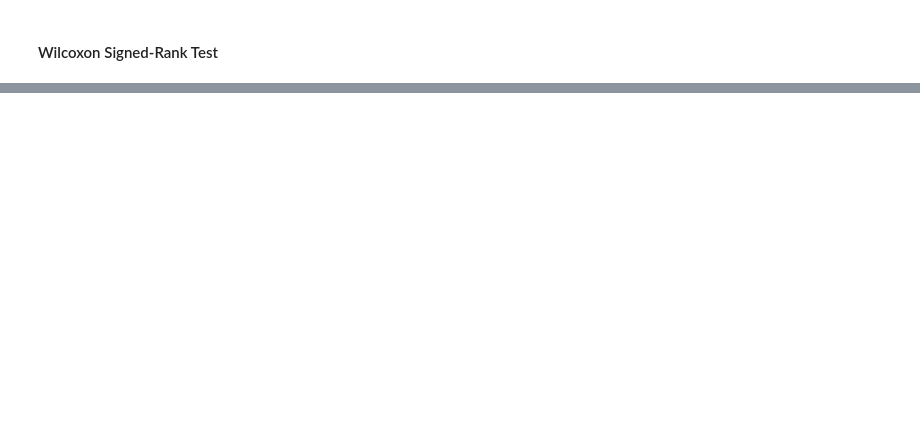
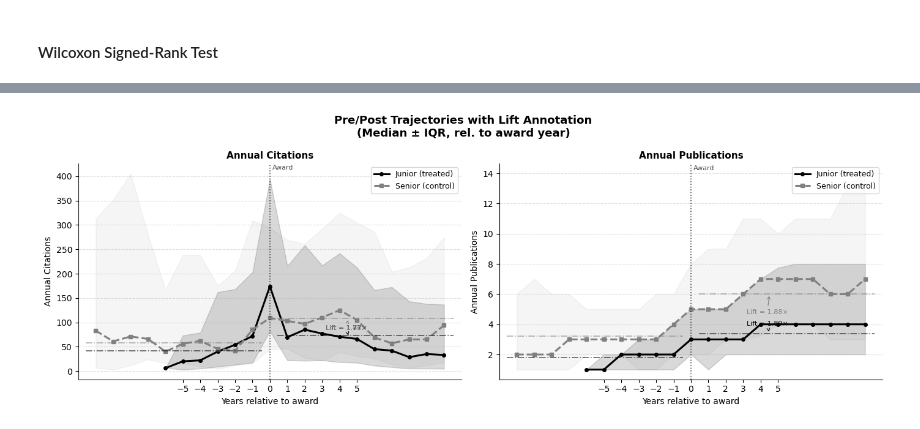
Before and after one commit to AppleShay/thesis-best-paper-trajectories, a Jupyter notebook: notebooks/11_lift_analysis.ipynb, the cells around one changed output, grey strips where cells are left out. Cells and saved outputs as stored; diff of their text form; code cells hidden in the pictures; blank space fills up the shorter version.

```diff
--- a/notebooks/11_lift_analysis.ipynb
+++ b/notebooks/11_lift_analysis.ipynb
@@ -246,0 +365,98 @@ treatment   n  median_lift_cit  median_lift_works  mean_pre_cit  mean_post_cit
+# %%
+import matplotlib.pyplot as plt
+import matplotlib.patches as mpatches
+import numpy as np
+
+# ── Aggregate median citations per rel_year per group ─────────────────────
+traj = long.groupby(["treatment", "rel_year"]).agg(
+    med_citations = ("citations", "median"),
+    med_works     = ("works",     "median"),
+    q25_cit       = ("citations", lambda x: x.quantile(0.25)),
+    q75_cit       = ("citations", lambda x: x.quantile(0.75)),
+    q25_works     = ("works",     lambda x: x.quantile(0.25)),
+    q75_works     = ("works",     lambda x: x.quantile(0.75)),
+).reset_index()
+
+jun = traj[traj["treatment"] == 1]
+sen = traj[traj["treatment"] == 0]
+
+# ── Pre/post averages for lift annotation ─────────────────────────────────
+def pre_post(df, col):
+    pre  = df[df["rel_year"].isin(range(-5, 0))][col].mean()
+    post = df[df["rel_year"].isin(range(1, 6))][col].mean()
+    return pre, post
+
+jun_pre_cit,  jun_post_cit  = pre_post(jun, "med_citations")
+sen_pre_cit,  sen_post_cit  = pre_post(sen, "med_citations")
+jun_pre_pub,  jun_post_pub  = pre_post(jun, "med_works")
+sen_pre_pub,  sen_post_pub  = pre_post(sen, "med_works")
+
+jun_lift_cit  = jun_post_cit  / jun_pre_cit
+sen_lift_cit  = sen_post_cit  / sen_pre_cit
+jun_lift_pub  = jun_post_pub  / jun_pre_pub
+sen_lift_pub  = sen_post_pub  / sen_pre_pub
+
+# ── Plot ──────────────────────────────────────────────────────────────────
+fig, axes = plt.subplots(1, 2, figsize=(14, 5))
+fig.suptitle("Pre/Post Trajectories with Lift Annotation\n(Median ± IQR, rel. to award year)",
+             fontsize=13, fontweight="bold")
+
+for ax, metric, y_col, q25_col, q75_col, title, \
+    j_pre, j_post, s_pre, s_post, j_lift, s_lift in [
+    (axes[0], "Citations", "med_citations", "q25_cit", "q75_cit", "Annual Citations",
+     jun_pre_cit, jun_post_cit, sen_pre_cit, sen_post_cit, jun_lift_cit, sen_lift_cit),
+    (axes[1], "Works",     "med_works",     "q25_works","q75_works","Annual Publications",
+     jun_pre_pub, jun_post_pub, sen_pre_pub, sen_post_pub, jun_lift_pub, sen_lift_pub),
+]:
+    # IQR bands
+    ax.fill_between(jun["rel_year"], jun[q25_col], jun[q75_col],
+                    alpha=0.15, color="black", label="_nolegend_")
+    ax.fill_between(sen["rel_year"], sen[q25_col], sen[q75_col],
+                    alpha=0.08, color="gray",  label="_nolegend_")
+
+    # Median lines
+    ax.plot(jun["rel_year"], jun[y_col], color="black",
+            linewidth=2.2, marker="o", markersize=4, label="Junior (treated)")
+    ax.plot(sen["rel_year"], sen[y_col], color="gray",
+            linewidth=2.2, marker="s", markersize=4, linestyle="--", label="Senior (control)")
+
+    # Award line
+    ax.axvline(0, color="black", linewidth=1.2, linestyle=":", alpha=0.7)
+    ax.text(0.15, ax.get_ylim()[1]*0.97, "Award", fontsize=8, color="black", alpha=0.7)
+
+    # Pre average reference lines
+    ax.axhline(j_pre, xmin=0.02, xmax=0.48, color="black",
+               linewidth=1.2, linestyle="-.", alpha=0.6)
+    ax.axhline(s_pre, xmin=0.02, xmax=0.48, color="gray",
+               linewidth=1.2, linestyle="-.", alpha=0.6)
+
+    # Post average reference lines
+    ax.axhline(j_post, xmin=0.52, xmax=0.98, color="black",
+               linewidth=1.2, linestyle="-.", alpha=0.6)
+    ax.axhline(s_post, xmin=0.52, xmax=0.98, color="gray",
+               linewidth=1.2, linestyle="-.", alpha=0.6)
+
+    # Lift annotations
+    ax.annotate(f"Lift = {j_lift:.2f}×",
+                xy=(4.5, j_post), xytext=(3.2, j_post * 1.15),
+                fontsize=8, color="black",
+                arrowprops=dict(arrowstyle="->", color="black", lw=0.8))
+    ax.annotate(f"Lift = {s_lift:.2f}×",
+                xy=(4.5, s_post), xytext=(3.2, s_post * 0.78),
+                fontsize=8, color="gray",
+                arrowprops=dict(arrowstyle="->", color="gray", lw=0.8))
+
+    ax.set_xlabel("Years relative to award", fontsize=10)
+    ax.set_ylabel(title, fontsize=10)
+    ax.set_title(title, fontsize=11, fontweight="bold")
+    ax.legend(fontsize=9)
+    ax.set_xticks(range(-5, 6))
+    ax.grid(axis="y", linestyle="--", alpha=0.4)
+    ax.spines["top"].set_visible(False)
+    ax.spines["right"].set_visible(False)
+
+plt.tight_layout()
+fig.savefig(DATA_FIGURES / "11_lift_trajectories.png", dpi=150, bbox_inches="tight")
+print("✓ Saved: data/figures/11_lift_trajectories.png")
+plt.show()
+# %% [output]
@@ -246,0 +464 @@ treatment   n  median_lift_cit  median_lift_works  mean_pre_cit  mean_post_cit
+[figure, added]
```
Also changed, not shown: parts of 10 cells of this notebook, 6 other files.
